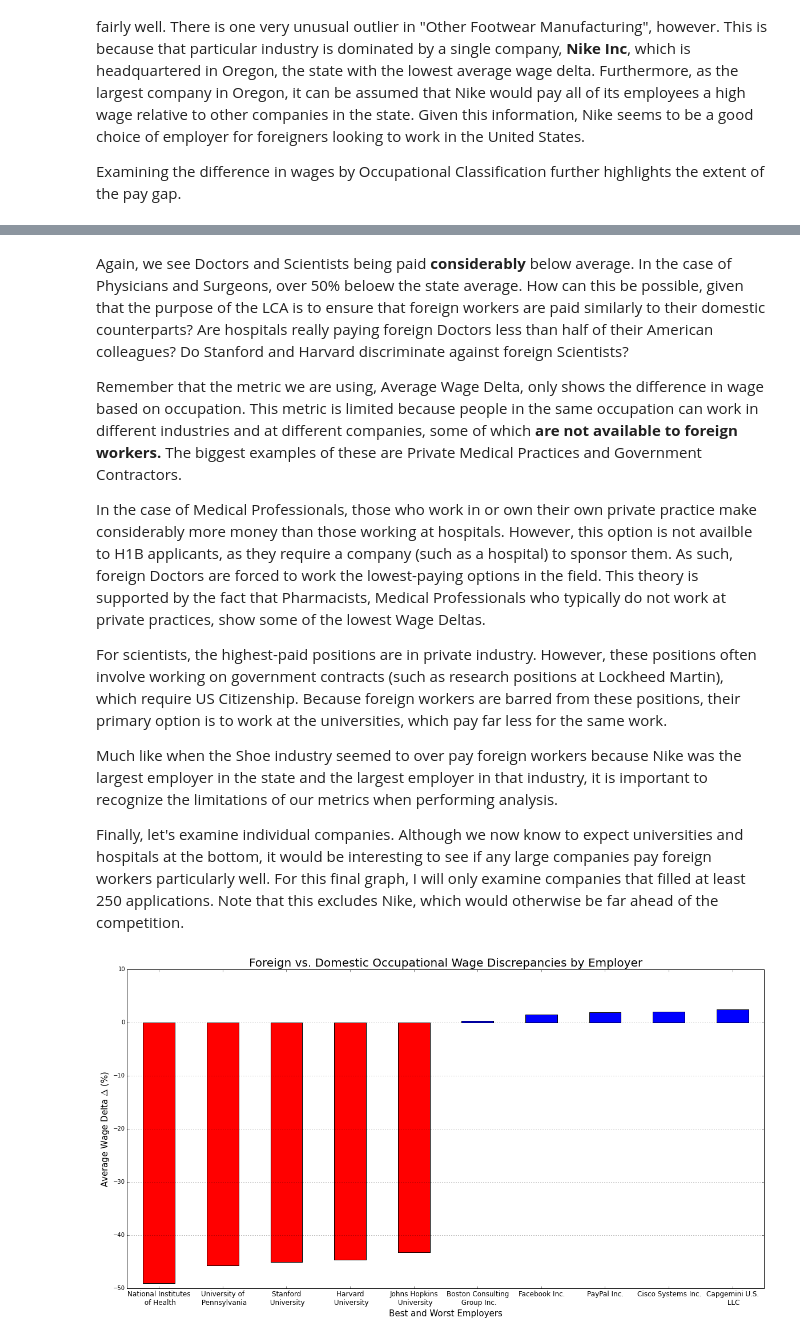
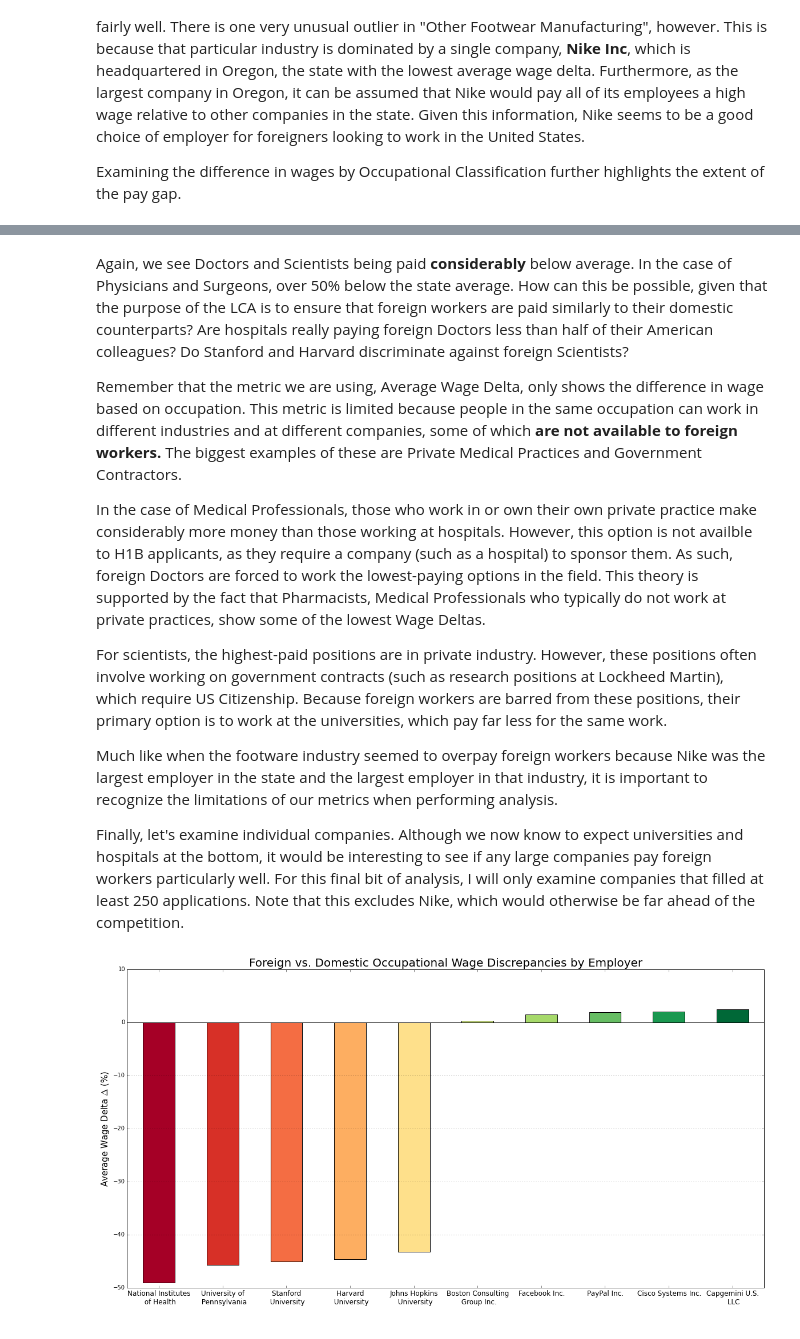
Before and after one commit to smehraein/LCA_Analysis, a Jupyter notebook: Labor Condition Applications Analysis.ipynb, the cells around one changed output, grey strips where cells are left out. Cells and saved outputs as stored; diff of their text form; code cells hidden in the pictures.

```diff
--- a/Labor Condition Applications Analysis.ipynb
+++ b/Labor Condition Applications Analysis.ipynb
@@ -212,5 +261,5 @@ plt.show()
 # %% [markdown]
-Again, we see Doctors and Scientists being paid **considerably** below average. In the case of Physicians and Surgeons, over 50% beloew the state average. How can this be possible, given that the purpose of the LCA is to ensure that foreign workers are paid similarly to their domestic counterparts? Are hospitals really paying foreign Doctors less than half of their American colleagues? Do Stanford and Harvard discriminate against foreign Scientists?
+Again, we see Doctors and Scientists being paid **considerably** below average. In the case of Physicians and Surgeons, over 50% below the state average. How can this be possible, given that the purpose of the LCA is to ensure that foreign workers are paid similarly to their domestic counterparts? Are hospitals really paying foreign Doctors less than half of their American colleagues? Do Stanford and Harvard discriminate against foreign Scientists?
 
 Remember that the metric we are using, Average Wage Delta, only shows the difference in wage based on occupation. This metric is limited because people in the same occupation can work in different industries and at different companies, some of which **are not available to foreign workers.** The biggest examples of these are Private Medical Practices and Government Contractors.
 
@@ -218,37 +267,38 @@ In the case of Medical Professionals, those who work in or own their own private
 
 For scientists, the highest-paid positions are in private industry. However, these positions often involve working on government contracts (such as research positions at Lockheed Martin), which require US Citizenship. Because foreign workers are barred from these positions, their primary option is to work at the universities, which pay far less for the same work.
 
-Much like when the Shoe industry seemed to over pay foreign workers because Nike was the largest employer in the state and the largest employer in that industry, it is important to recognize the limitations of our metrics when performing analysis.
+Much like when the footware industry seemed to overpay foreign workers because Nike was the largest employer in the state and the largest employer in that industry, it is important to recognize the limitations of our metrics when performing analysis.
 
-Finally, let's examine individual companies. Although we now know to expect universities and hospitals at the bottom, it would be interesting to see if any large companies pay foreign workers particularly well. For this final graph, I will only examine companies that filled at least 250 applications. Note that this excludes Nike, which would otherwise be far ahead of the competition.
+Finally, let's examine individual companies. Although we now know to expect universities and hospitals at the bottom, it would be interesting to see if any large companies pay foreign workers particularly well. For this final bit of analysis, I will only examine companies that filled at least 250 applications. Note that this excludes Nike, which would otherwise be far ahead of the competition.
 # %%
 delta_grouped_by_company = certified_delta_df.groupby(["LCA_CASE_EMPLOYER_NAME"])
 valid_companies = delta_grouped_by_company.size()[delta_grouped_by_company.size() > 250].keys()
 
 valid_company_df = certified_delta_df[certified_delta_df["LCA_CASE_EMPLOYER_NAME"].isin(valid_companies)]
 delta_grouped_by_company = valid_company_df.groupby(["LCA_CASE_EMPLOYER_NAME"])
 
 company_deltas = delta_grouped_by_company["STATE_DELTA"].mean().order("STATE_DELTA").dropna()
 
 company_values = company_deltas.head().values.tolist() + company_deltas.tail().values.tolist()
 company_names = ["National Institutes \n of Health", "University of \n Pennsylvania", "Stanford \n University",
             "Harvard \n University", "Johns Hopkins \n University", "Boston Consulting \n Group Inc.",
             "Facebook Inc.", "PayPal Inc.", "Cisco Systems Inc.", "Capgemini U.S. \n LLC"]
-colors = ["r", "r", "r", "r", "r", "b", "b", "b", "b", "b"]
+
+colors = ["#a50026", "#d73027", "#f46d43", "#fdae61", "#fee08b", "#d9ef8b", "#a6d96a", "#66bd63", "#1a9850", "#006837"]
 
 lefts = range(1,len(company_names)+1)
 bar_widths = 0.5
 
 plt.figure(figsize=(20,10))
 
 plt.bar(lefts, [100*x for x in company_values], width=bar_widths, color = colors)
 plt.grid(True, axis="y")
 plt.title("Foreign vs. Domestic Occupational Wage Discrepancies by Employer", fontsize=20)
 plt.xticks([0.25+x for x in lefts], company_names, fontsize=12)
-plt.xlabel("Best and Worst Employers", fontsize=15)
 plt.xlim(0.75, 10.75)
+plt.axhline(y=0, xmin=0, xmax=30000, color="black", ls="-", linewidth="1")
 plt.ylabel("Average Wage Delta $\Delta$ (%)", fontsize=15)
 
 plt.show()
 # %% [output]
-[figure, old version]
+[figure, new version]
```
Also changed, not shown: parts of 20 cells of this notebook, 2 other files.
